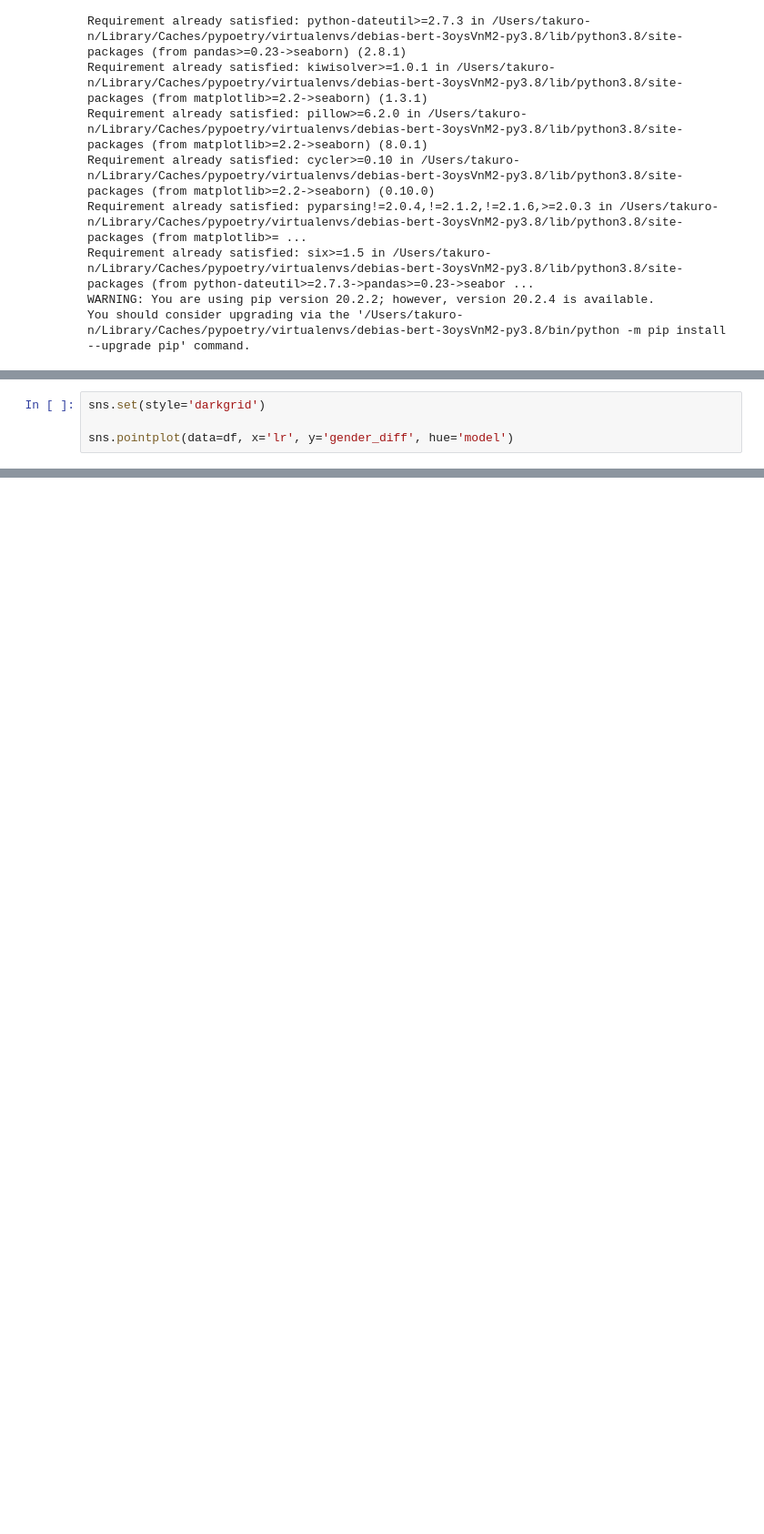
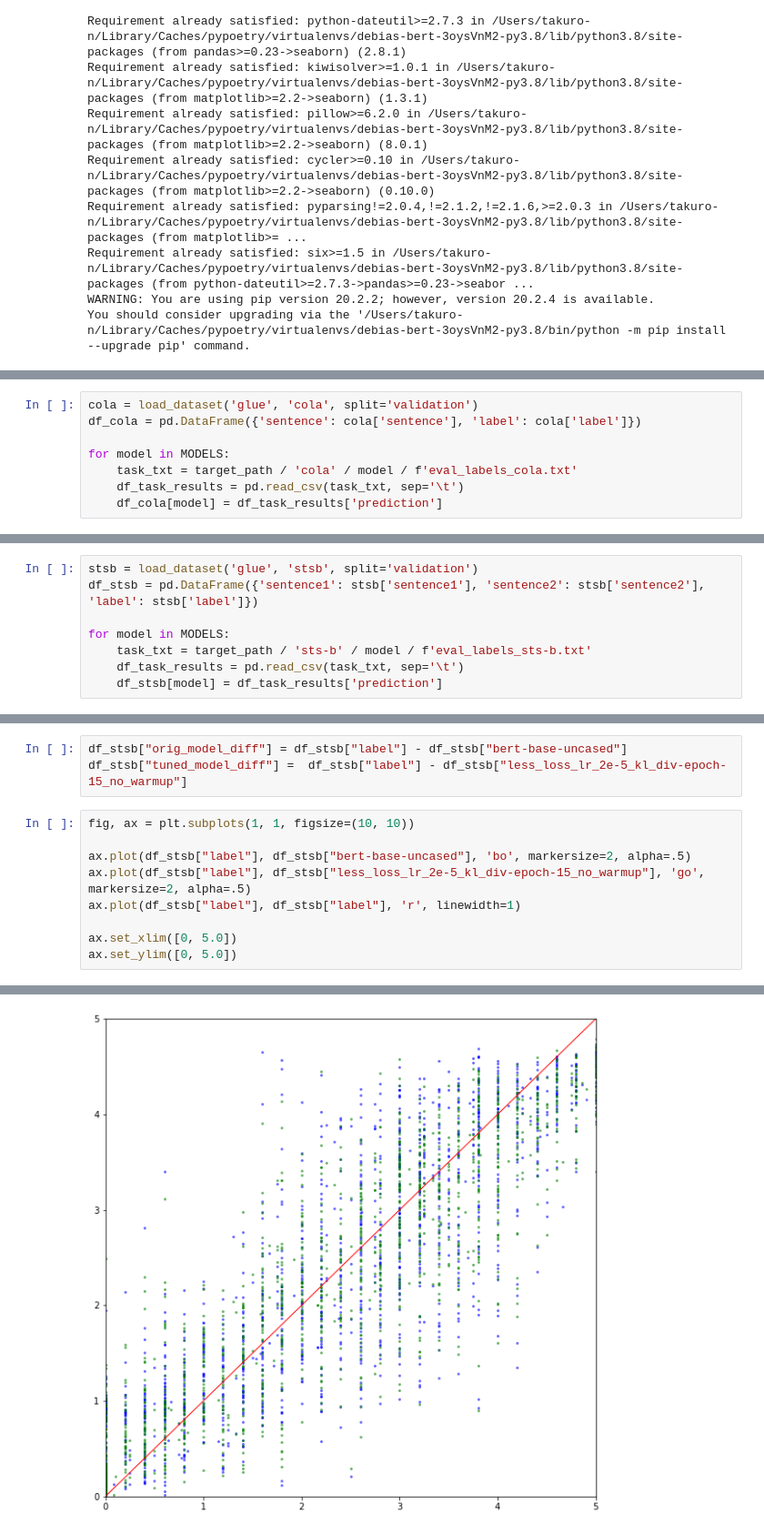
Before and after one commit to otakumesi/debias-BERT, a Jupyter notebook: Analyze_GLUE.ipynb, the cells around one changed output, grey strips where cells are left out. Shown at 91% size. Saved outputs shown, nothing was run; the diff lists cells and outputs as text; blank space fills up the shorter version.

Commit message:
analyzing GLUE

```diff
--- a/Analyze_GLUE.ipynb
+++ b/Analyze_GLUE.ipynb
@@ -195,4 +69,0 @@ ValueError: arrays must all be same length
-# %%
-sns.set(style='darkgrid')
-
-sns.pointplot(data=df, x='lr', y='gender_diff', hue='model')
@@ -213,0 +111,8 @@ df
+# %%
+cola = load_dataset('glue', 'cola', split='validation')
+df_cola = pd.DataFrame({'sentence': cola['sentence'], 'label': cola['label']})
+
+for model in MODELS:
+    task_txt = target_path / 'cola' / model / f'eval_labels_cola.txt'
+    df_task_results = pd.read_csv(task_txt, sep='\t')
+    df_cola[model] = df_task_results['prediction']
@@ -213,0 +169,8 @@ df
+# %%
+stsb = load_dataset('glue', 'stsb', split='validation')
+df_stsb = pd.DataFrame({'sentence1': stsb['sentence1'], 'sentence2': stsb['sentence2'], 'label': stsb['label']})
+
+for model in MODELS:
+    task_txt = target_path / 'sts-b' / model / f'eval_labels_sts-b.txt'
+    df_task_results = pd.read_csv(task_txt, sep='\t')
+    df_stsb[model] = df_task_results['prediction']
@@ -213,0 +179,13 @@ df
+# %%
+df_stsb["orig_model_diff"] = df_stsb["label"] - df_stsb["bert-base-uncased"]
+df_stsb["tuned_model_diff"] =  df_stsb["label"] - df_stsb["less_loss_lr_2e-5_kl_div-epoch-15_no_warmup"]
+# %%
+fig, ax = plt.subplots(1, 1, figsize=(10, 10))
+
+ax.plot(df_stsb["label"], df_stsb["bert-base-uncased"], 'bo', markersize=2, alpha=.5)
+ax.plot(df_stsb["label"], df_stsb["less_loss_lr_2e-5_kl_div-epoch-15_no_warmup"], 'go', markersize=2, alpha=.5)
+ax.plot(df_stsb["label"], df_stsb["label"], 'r', linewidth=1)
+
+ax.set_xlim([0, 5.0])
+ax.set_ylim([0, 5.0])
+# %% [output]
@@ -213,0 +193 @@ df
+[figure, added]
```
Also changed, not shown: parts of 25 cells of this notebook.
